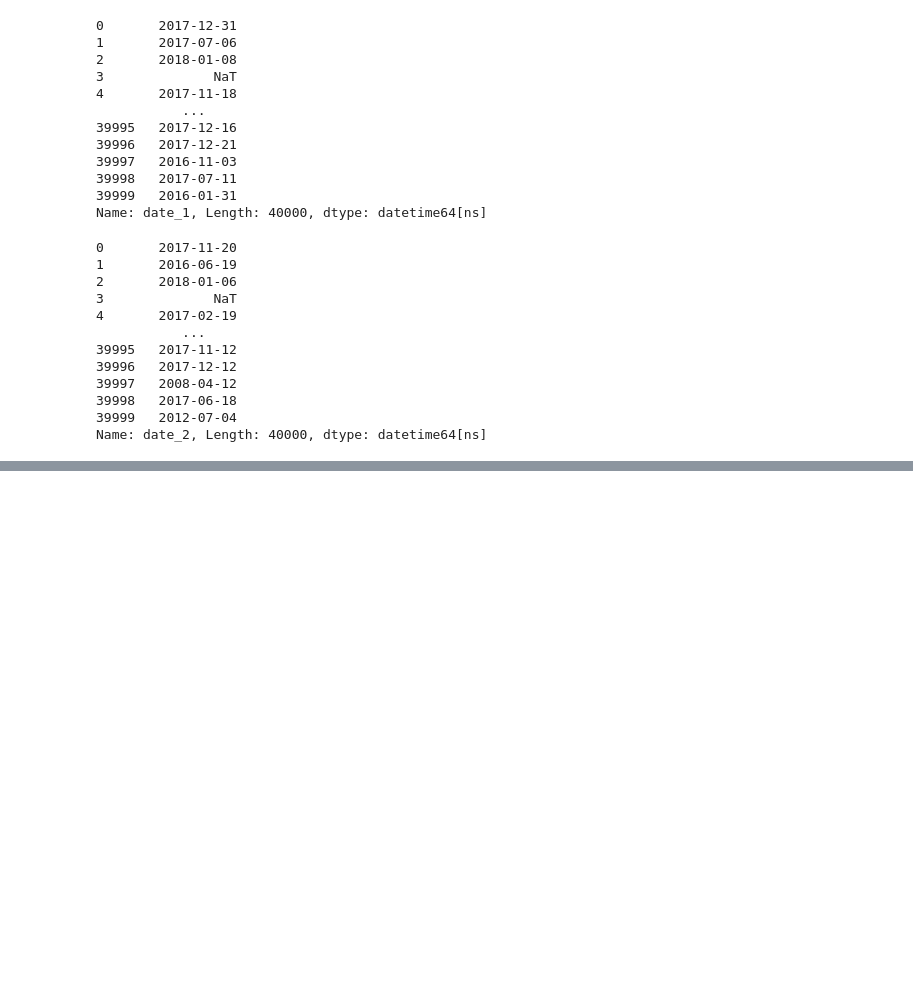
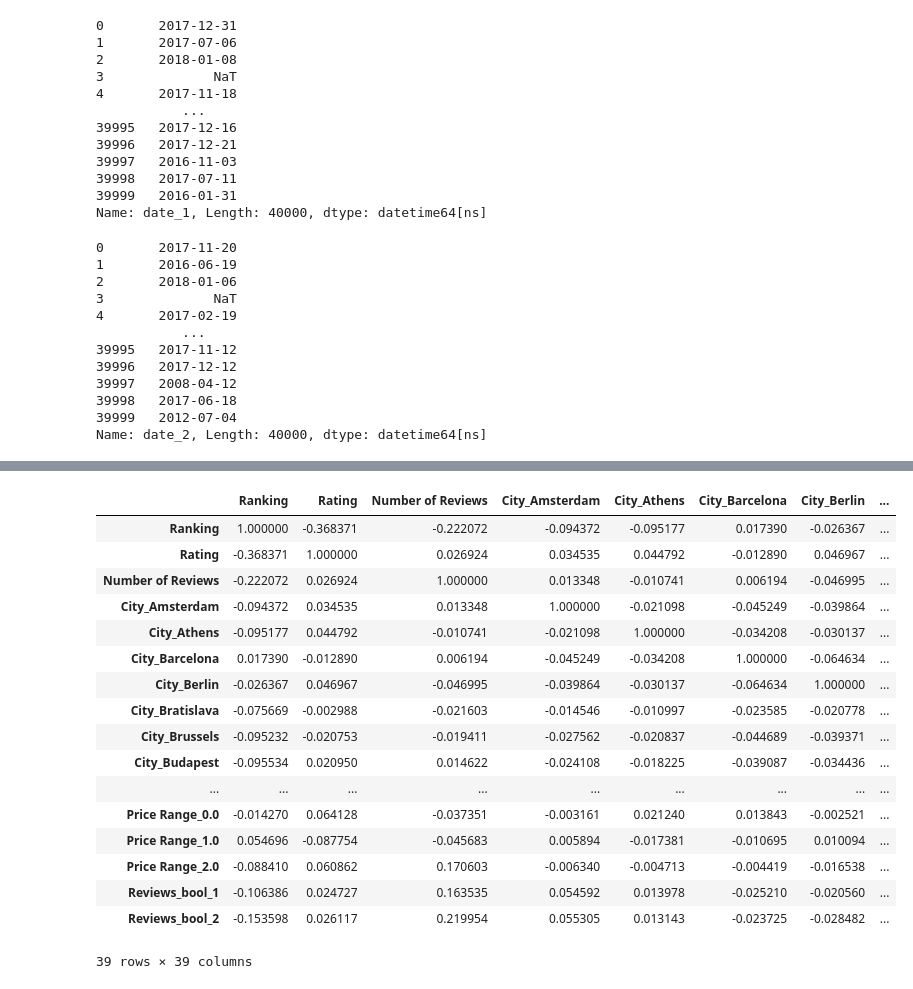
Before and after one commit to AnorVen/skillfactory_rds, a Jupyter notebook: module3/module3.ipynb, the cells around one changed output, grey strips where cells are left out. Cells and saved outputs as stored; diff of their text form; code cells hidden in the pictures; blank space fills up the shorter version.

Commit message:
add bool rewiews

```diff
--- a/module3/module3.ipynb
+++ b/module3/module3.ipynb
@@ -220,0 +287,3 @@ df['dates'] = df.reviews.apply(lambda x: x[2:-2].split("], [")[1])
+# %%
+df['Reviews_bool_1'] = df['Reviews_Arr_1'].apply(lambda x: 1 if x !='Nan' and pd.notna(x) and x != '' else 0)
+df['Reviews_bool_1'][3]
@@ -220,0 +292,5 @@ df['dates'] = df.reviews.apply(lambda x: x[2:-2].split("], [")[1])
+# %%
+df['Reviews_Arr_2'] = df['Reviews_Arr'].apply(lambda x: x[1:-1].split("', '")[1] if len( x[1:-1].split("', '")) > 1 else 'Nan')
+# %%
+df['Reviews_bool_2'] = df['Reviews_Arr_2'].apply(lambda x: 1 if x !='Nan' and pd.notna(x) and x != '' else 0)
+df['Reviews_bool_2']
@@ -221,3 +333,5 @@ df['dates'] = df.reviews.apply(lambda x: x[2:-2].split("], [")[1])
+# %%
+df['dates'] = df['Reviews'].apply(lambda x: x[2:-2].split("], [")[1])
 # %%
 df['date_1'] = df['dates'].apply(lambda x: x if x == '' else datetime.strptime(x.split(',')[0].replace("'",''), '%m/%d/%Y'))
 df['date_1']
@@ -277,3 +404,24 @@ Name: date_delta, Length: 40000, dtype: timedelta64[ns]
+# %%
+df.corr()
+# %% [output]
+|  | Ranking | Rating | Number of Reviews | City_Amsterdam | City_Athens | City_Barcelona | City_Berlin | ... |
+| Ranking | 1.000000 | -0.368371 | -0.222072 | -0.094372 | -0.095177 | 0.017390 | -0.026367 | ... |
+| Rating | -0.368371 | 1.000000 | 0.026924 | 0.034535 | 0.044792 | -0.012890 | 0.046967 | ... |
+| Number of Reviews | -0.222072 | 0.026924 | 1.000000 | 0.013348 | -0.010741 | 0.006194 | -0.046995 | ... |
+| City_Amsterdam | -0.094372 | 0.034535 | 0.013348 | 1.000000 | -0.021098 | -0.045249 | -0.039864 | ... |
+| City_Athens | -0.095177 | 0.044792 | -0.010741 | -0.021098 | 1.000000 | -0.034208 | -0.030137 | ... |
+| City_Barcelona | 0.017390 | -0.012890 | 0.006194 | -0.045249 | -0.034208 | 1.000000 | -0.064634 | ... |
+| City_Berlin | -0.026367 | 0.046967 | -0.046995 | -0.039864 | -0.030137 | -0.064634 | 1.000000 | ... |
+| City_Bratislava | -0.075669 | -0.002988 | -0.021603 | -0.014546 | -0.010997 | -0.023585 | -0.020778 | ... |
+| City_Brussels | -0.095232 | -0.020753 | -0.019411 | -0.027562 | -0.020837 | -0.044689 | -0.039371 | ... |
+| City_Budapest | -0.095534 | 0.020950 | 0.014622 | -0.024108 | -0.018225 | -0.039087 | -0.034436 | ... |
+| ... | ... | ... | ... | ... | ... | ... | ... | ... |
+| Price Range_0.0 | -0.014270 | 0.064128 | -0.037351 | -0.003161 | 0.021240 | 0.013843 | -0.002521 | ... |
+| Price Range_1.0 | 0.054696 | -0.087754 | -0.045683 | 0.005894 | -0.017381 | -0.010695 | 0.010094 | ... |
+| Price Range_2.0 | -0.088410 | 0.060862 | 0.170603 | -0.006340 | -0.004713 | -0.004419 | -0.016538 | ... |
+| Reviews_bool_1 | -0.106386 | 0.024727 | 0.163535 | 0.054592 | 0.013978 | -0.025210 | -0.020560 | ... |
+| Reviews_bool_2 | -0.153598 | 0.026117 | 0.219954 | 0.055305 | 0.013143 | -0.023725 | -0.028482 | ... |
+39 rows × 39 columns
 # %%
 df.info()
 # %% [output]
```
Also changed, not shown: parts of 57 cells of this notebook.
